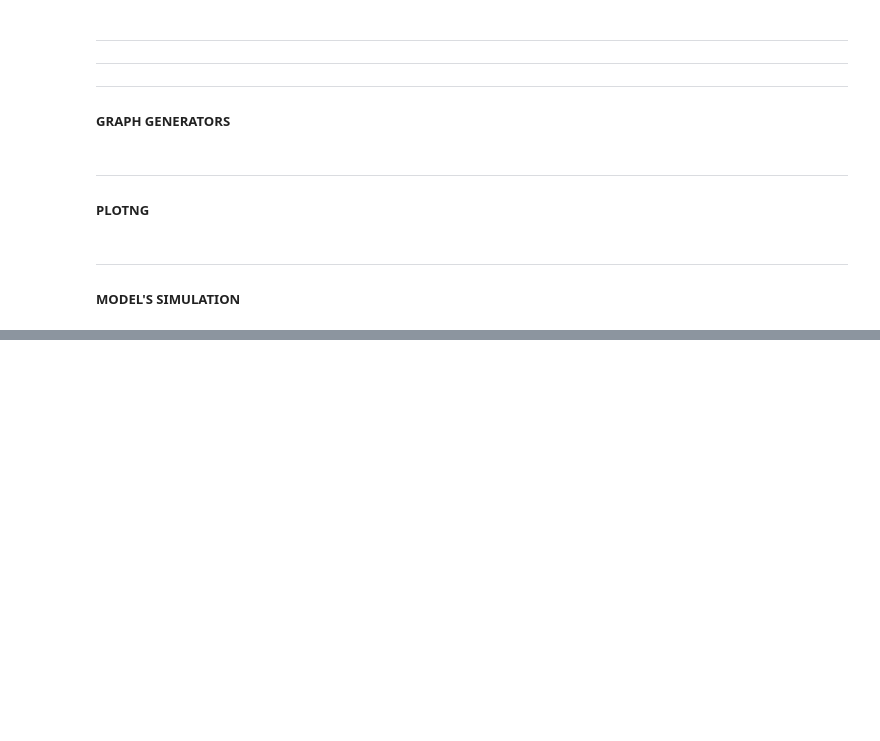
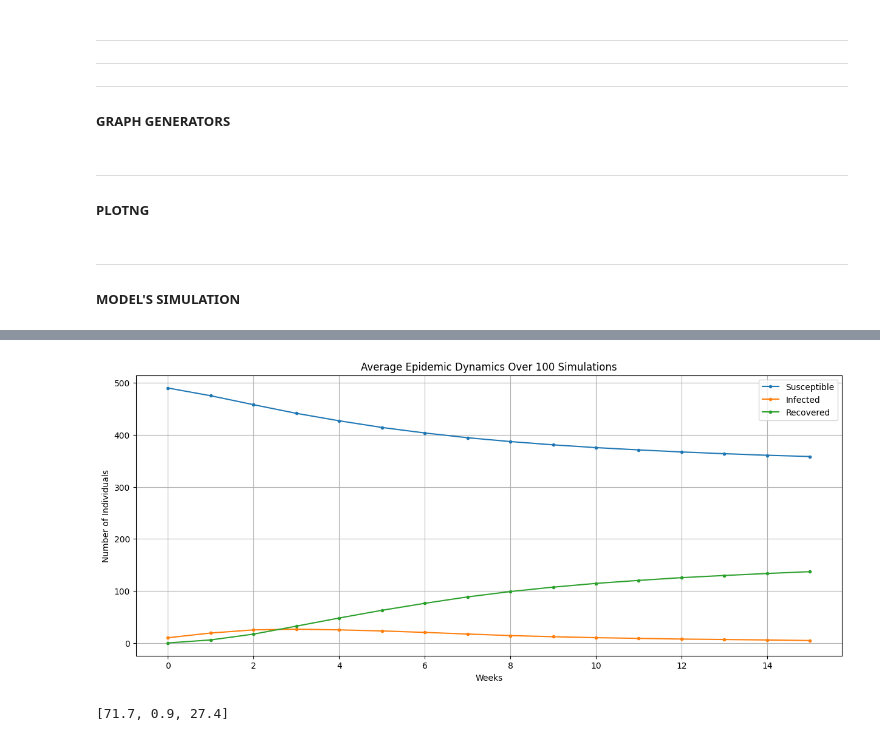
Before and after one commit to taha-kms/Network-Dynamics-and-Learning, a Jupyter notebook: hw3/ex1/exercise_1_epidemic.ipynb, the cells around one changed output, grey strips where cells are left out. Saved outputs shown, nothing was run; the diff lists cells and outputs as text; code cells hidden in the pictures; blank space fills up the shorter version.

Commit message:
add problem 1,2,3

```diff
--- a/hw3/ex1/exercise_1_epidemic.ipynb
+++ b/hw3/ex1/exercise_1_epidemic.ipynb
@@ -381,0 +396,43 @@ def simulate_epidemic(adjacency_matrix, beta, rho, weeks, initial_infected, vacc
+# %%
+# Parameters
+n = 500  # Number of nodes
+k = 6  # Each node connects to 4 neighbors
+beta = 0.25  # Infection probability
+rho = 0.6  # Recovery probability
+weeks = 16  # Number of weeks for simulation
+initial_infected = 10  # Initial number of infected nodes
+
+adjacency_matrix = generate_k_regular_graph(n, k)
+
+# Perform N simulations
+all_susceptible = []
+all_infected = []
+all_recovered = []
+all_newly_infected = []
+N = 100
+
+for _ in range(N):
+    # Simulate the epidemic
+    susceptible, infected, recovered, new_infected = simulate_epidemic(
+        adjacency_matrix, beta, rho, weeks, initial_infected
+    )
+    all_susceptible.append(susceptible)
+    all_infected.append(infected)
+    all_recovered.append(recovered)
+    all_newly_infected.append(new_infected)
+
+
+# Compute averages
+avg_susceptible = np.mean(all_susceptible, axis=0)
+avg_infected = np.mean(all_infected, axis=0)
+avg_recovered = np.mean(all_recovered, axis=0)
+avg_newly_infected = np.mean(all_newly_infected, axis=0)
+# %%
+plot_avg_results([avg_susceptible, avg_infected, avg_recovered],
+                 ["Susceptible", "Infected", "Recovered"],file=1,name="problem_1_1_avg_results_fix_graph")
+# %% [output]
+[figure, added]
+# %%
+[round((i/n)* 100,1) for i in (avg_susceptible[-1], avg_infected[-1], avg_recovered[-1])]
+# %% [output]
+[71.7, 0.9, 27.4]
```
Also changed, not shown: parts of 20 cells of this notebook, 7 other files.
